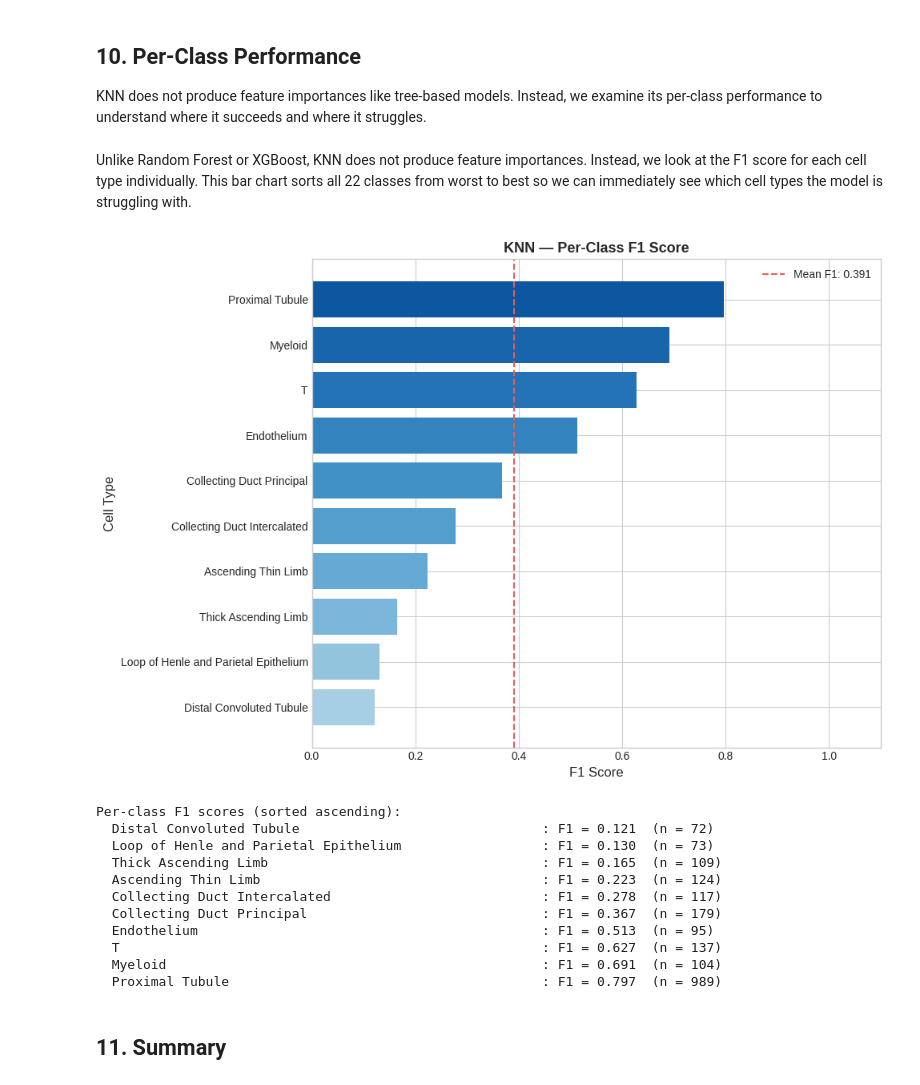
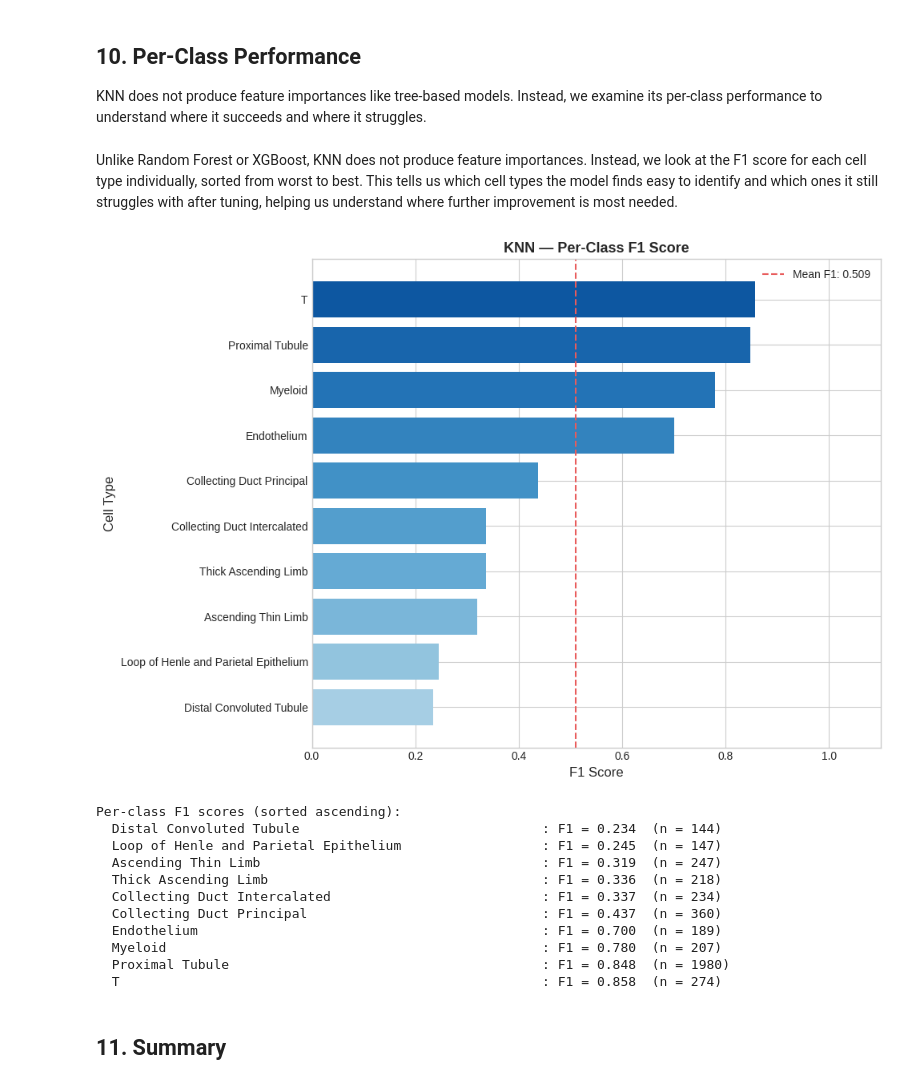
Before and after one commit to shiva-shivanibokka/Tisch-ML-Model, a Jupyter notebook: 03_knn.ipynb, the cells around one changed output. Saved outputs shown, nothing was run; the diff lists cells and outputs as text; code cells hidden in the pictures.

```diff
--- a/03_knn.ipynb
+++ b/03_knn.ipynb
@@ -102,9 +121,10 @@ We train a first model using simple default settings to get a starting score. Th
 # %%
 # Train the baseline model with default-ish settings
-baseline_knn = KNeighborsClassifier(n_neighbors=5, weights='distance', n_jobs=-1)
+baseline_knn = KNeighborsClassifier(n_neighbors=5, weights='distance')  # cuML handles GPU parallelism internally
 baseline_knn.fit(X_train, y_train)
-y_pred_base  = baseline_knn.predict(X_test)
-y_prob_base  = baseline_knn.predict_proba(X_test)
+# cuML returns cupy arrays; convert to numpy so sklearn metrics work correctly
+y_pred_base  = np.asarray(baseline_knn.predict(X_test))
+y_prob_base  = np.asarray(baseline_knn.predict_proba(X_test))
 
 base_f1      = f1_score(y_test, y_pred_base, average='weighted')
 base_roc_auc = roc_auc_score(y_test, y_prob_base, multi_class='ovr', average='weighted')
@@ -113,6 +133,6 @@ print('Baseline KNN (k=5, weights=distance)')
 print(f'  Weighted F1  : {base_f1:.4f}')
 print(f'  Weighted AUC : {base_roc_auc:.4f}')
 print()
-print(classification_report(y_test, y_pred_base, target_names=classes))
+print(classification_report(y_test, y_pred_base, labels=classes, target_names=classes))
 # %% [output]
 Baseline KNN (k=5, weights=distance)
@@ -166,12 +196,12 @@ from scipy.stats import randint
 param_dist = {
     'n_neighbors': randint(1, 31),
     'weights'    : ['uniform', 'distance'],
-    'metric'     : ['euclidean', 'manhattan', 'chebyshev']
+    'metric'     : ['euclidean', 'manhattan']  # chebyshev not supported by cuML KNN
 }
 
 n_iter = 20   # number of random combinations to try
 
-knn = KNeighborsClassifier(n_jobs=-1)
+knn = KNeighborsClassifier()  # cuML KNN does not use n_jobs — parallelism is handled by the GPU
 cv  = StratifiedKFold(n_splits=5, shuffle=True, random_state=random_seed)
 
 random_search = RandomizedSearchCV(
@@ -181,7 +211,7 @@ random_search = RandomizedSearchCV(
     scoring='f1_weighted',
     cv=cv,
     random_state=random_seed,
-    n_jobs=-1,
+    n_jobs=1,  # cuML GPU estimators must not be parallelised across processes
     verbose=1
 )
 
@@ -215,8 +251,9 @@ We take the best model found by the search and run it on the test set. The class
 # %%
 # Grab the best model found by the search
 best_knn     = random_search.best_estimator_
-y_pred       = best_knn.predict(X_test)
-y_prob       = best_knn.predict_proba(X_test)
+# cuML returns cupy arrays; convert to numpy so sklearn metrics work correctly
+y_pred       = np.asarray(best_knn.predict(X_test))
+y_prob       = np.asarray(best_knn.predict_proba(X_test))
 
 tuned_f1      = f1_score(y_test, y_pred, average='weighted')
 tuned_roc_auc = roc_auc_score(y_test, y_prob, multi_class='ovr', average='weighted')
@@ -225,6 +262,6 @@ print('Tuned KNN — test set results')
 print(f'  Weighted F1  : {tuned_f1:.4f}  (baseline: {base_f1:.4f})')
 print(f'  Weighted AUC : {tuned_roc_auc:.4f}  (baseline: {base_roc_auc:.4f})')
 print()
-print(classification_report(y_test, y_pred, target_names=classes))
+print(classification_report(y_test, y_pred, labels=classes, target_names=classes))
 # %% [output]
 Tuned KNN — test set results
@@ -333,44 +395,44 @@ plt.show()
 
 KNN does not produce feature importances like tree-based models. Instead, we examine its per-class performance to understand where it succeeds and where it struggles.
 # %% [markdown]
-Unlike Random Forest or XGBoost, KNN does not produce feature importances. Instead, we look at the F1 score for each cell type individually. This bar chart sorts all 22 classes from worst to best so we can immediately see which cell types the model is struggling with.
+Unlike Random Forest or XGBoost, KNN does not produce feature importances. Instead, we look at the F1 score for each cell type individually, sorted from worst to best. This tells us which cell types the model finds easy to identify and which ones it still struggles with after tuning, helping us understand where further improvement is most needed.
 # %%
 # Get per-class scores as a table so we can plot them
-report = classification_report(y_test, y_pred, target_names=classes, output_dict=True)
+report = classification_report(y_test, y_pred, labels=classes, target_names=classes, output_dict=True)
 per_class = pd.DataFrame(report).T.loc[classes, ['precision', 'recall', 'f1-score', 'support']]
 per_class = per_class.sort_values('f1-score', ascending=True)
 
 fig, ax = plt.subplots(figsize=(10, 7))
 colours = plt.cm.Blues(np.linspace(0.35, 0.85, len(per_class)))
 ax.barh(per_class.index, per_class['f1-score'], color=colours)
 ax.axvline(x=per_class['f1-score'].mean(), color='#E85C5C', linestyle='--',
            linewidth=1.5, label=f'Mean F1: {per_class["f1-score"].mean():.3f}')
 ax.set_title('KNN — Per-Class F1 Score', fontsize=13, fontweight='bold')
 ax.set_xlabel('F1 Score', fontsize=12)
 ax.set_ylabel('Cell Type', fontsize=12)
 ax.set_xlim(0, 1.1)
 ax.legend(fontsize=10)
 plt.tight_layout()
 plt.show()
 
 print('Per-class F1 scores (sorted ascending):')
 for cls in per_class.index:
     f1  = per_class.loc[cls, 'f1-score']
     sup = int(per_class.loc[cls, 'support'])
     print(f'  {cls:<55}: F1 = {f1:.3f}  (n = {sup})')
 # %% [output]
-[figure, old version]
+[figure, new version]
 Per-class F1 scores (sorted ascending):
-  Distal Convoluted Tubule                               : F1 = 0.121  (n = 72)
-  Loop of Henle and Parietal Epithelium                  : F1 = 0.130  (n = 73)
-  Thick Ascending Limb                                   : F1 = 0.165  (n = 109)
-  Ascending Thin Limb                                    : F1 = 0.223  (n = 124)
-  Collecting Duct Intercalated                           : F1 = 0.278  (n = 117)
-  Collecting Duct Principal                              : F1 = 0.367  (n = 179)
-  Endothelium                                            : F1 = 0.513  (n = 95)
-  T                                                      : F1 = 0.627  (n = 137)
-  Myeloid                                                : F1 = 0.691  (n = 104)
-  Proximal Tubule                                        : F1 = 0.797  (n = 989)
+  Distal Convoluted Tubule                               : F1 = 0.234  (n = 144)
+  Loop of Henle and Parietal Epithelium                  : F1 = 0.245  (n = 147)
+  Ascending Thin Limb                                    : F1 = 0.319  (n = 247)
+  Thick Ascending Limb                                   : F1 = 0.336  (n = 218)
+  Collecting Duct Intercalated                           : F1 = 0.337  (n = 234)
+  Collecting Duct Principal                              : F1 = 0.437  (n = 360)
+  Endothelium                                            : F1 = 0.700  (n = 189)
+  Myeloid                                                : F1 = 0.780  (n = 207)
+  Proximal Tubule                                        : F1 = 0.848  (n = 1980)
+  T                                                      : F1 = 0.858  (n = 274)
 # %% [markdown]
 ## 11. Summary
 # %% [markdown]
```
Also changed, not shown: parts of 26 cells of this notebook, 3 other files.
